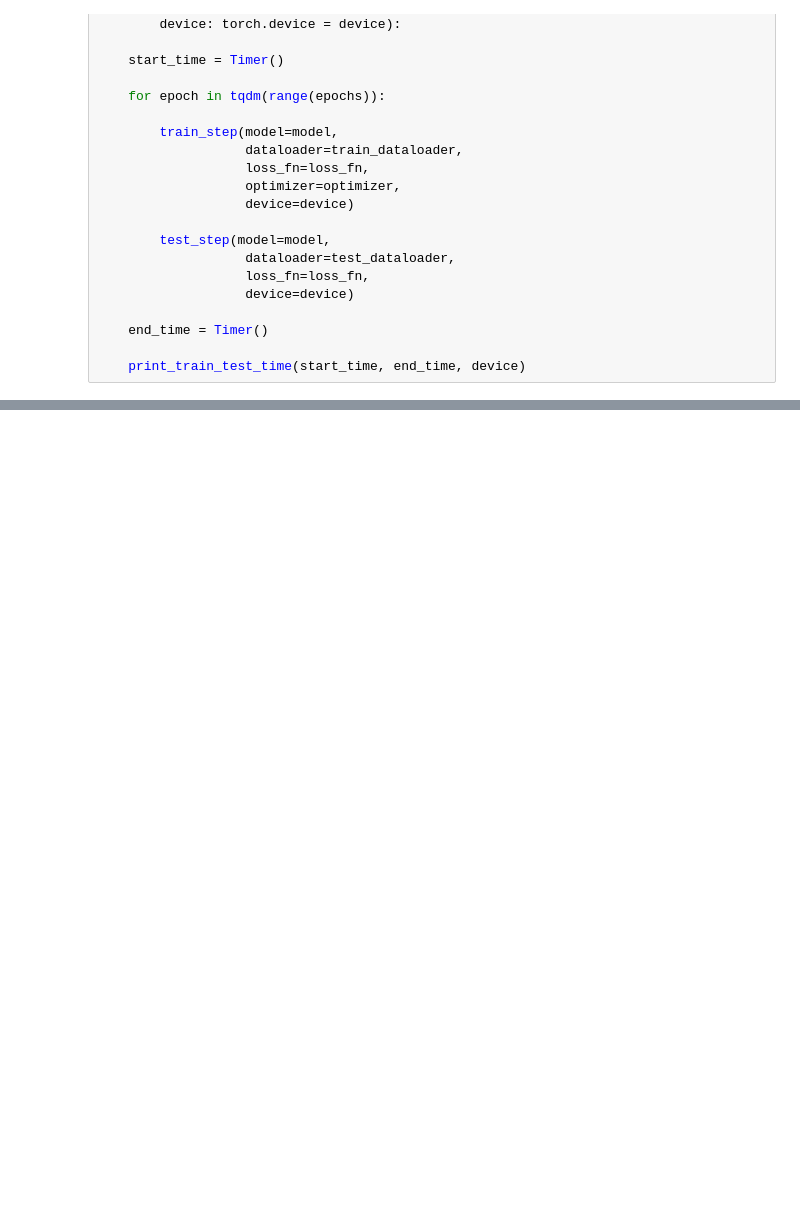
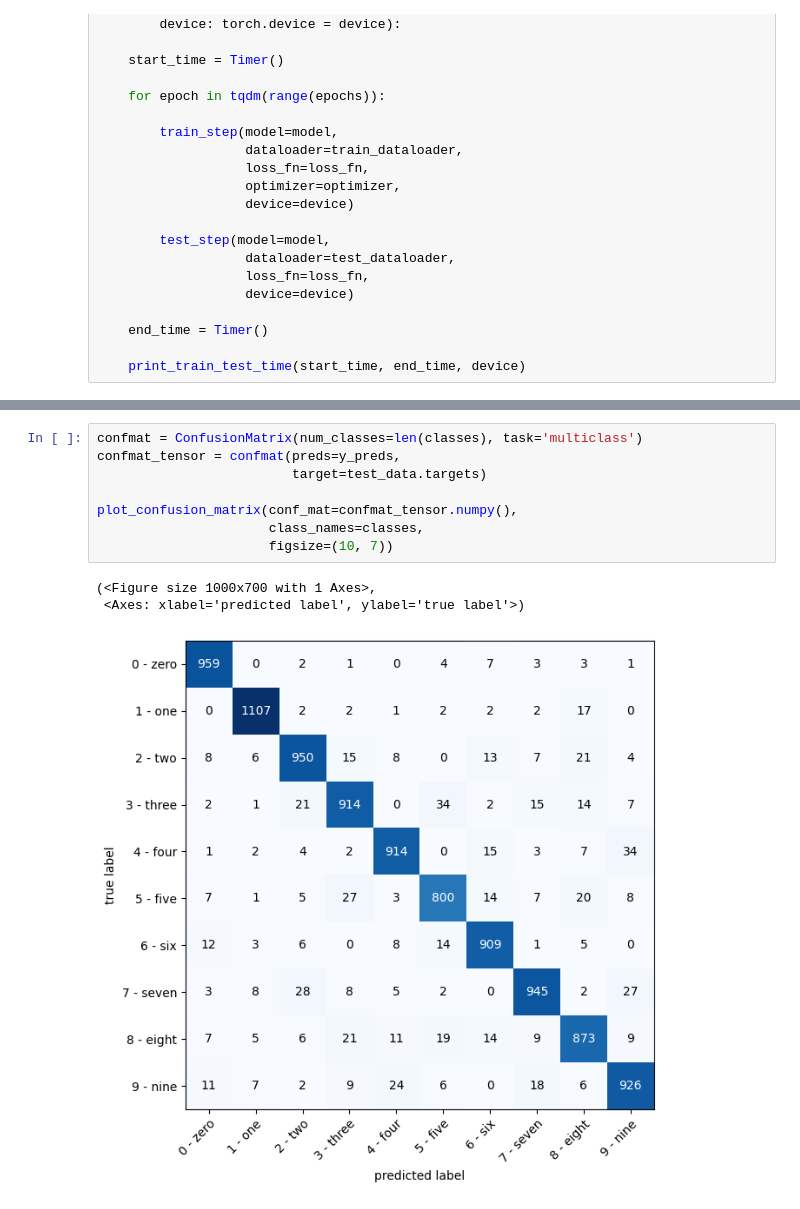
Before and after one commit to MuhammadAbuBakarQureshi/Machine-Learning, a Jupyter notebook: PyTorch/09-PyTorch-Computer-Vision-MNIST.ipynb, the cells around one changed output, grey strips where cells are left out. Cells and saved outputs as stored; diff of their text form; blank space fills up the shorter version.

```diff
--- a/PyTorch/09-PyTorch-Computer-Vision-MNIST.ipynb
+++ b/PyTorch/09-PyTorch-Computer-Vision-MNIST.ipynb
@@ -459,0 +712,12 @@ eval_model(model_0, test_dataloader, loss_fn, device)
+# %%
+confmat = ConfusionMatrix(num_classes=len(classes), task='multiclass')
+confmat_tensor = confmat(preds=y_preds,
+                         target=test_data.targets)
+
+plot_confusion_matrix(conf_mat=confmat_tensor.numpy(),
+                      class_names=classes,
+                      figsize=(10, 7))
+# %% [output]
+(<Figure size 1000x700 with 1 Axes>,
+ <Axes: xlabel='predicted label', ylabel='true label'>)
+[figure, added]
```
Also changed, not shown: parts of 34 cells of this notebook.
